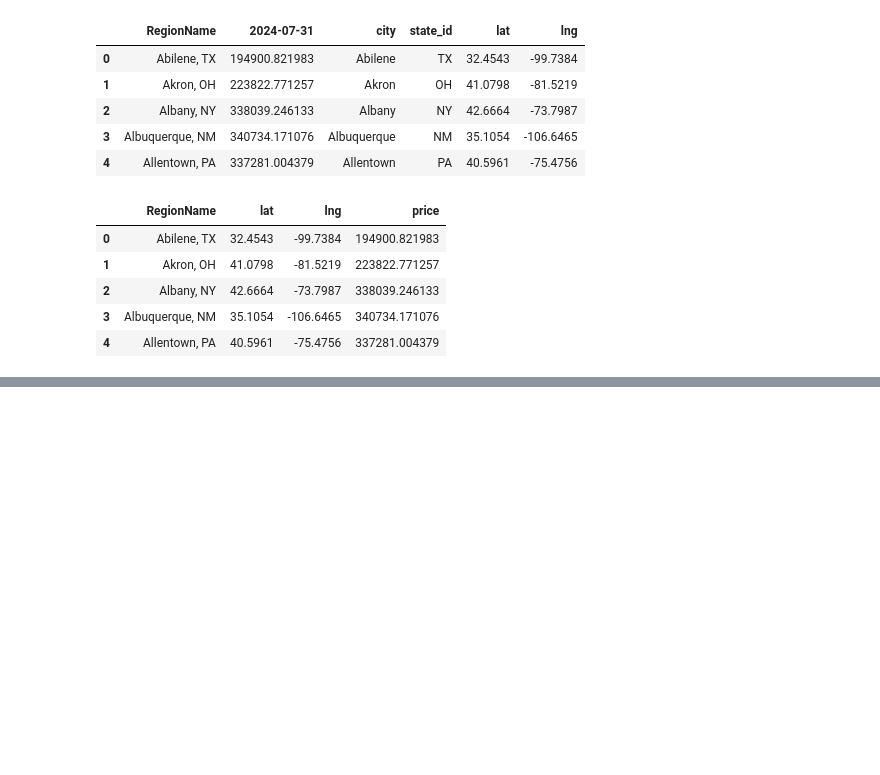
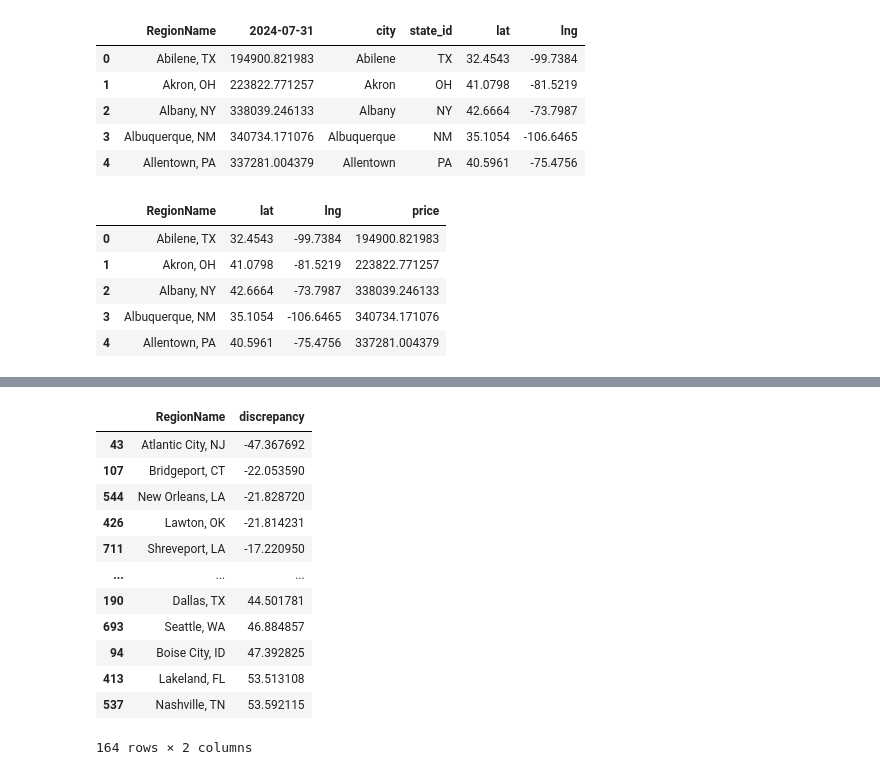
Before and after one commit to elgnol/RealEstate_Project_3, a Jupyter notebook: Analysis/Data_analysis_tatyana.ipynb, the cells around one changed output, grey strips where cells are left out. Saved outputs shown, nothing was run; the diff lists cells and outputs as text; code cells hidden in the pictures; blank space fills up the shorter version.

```diff
--- a/Analysis/Data_analysis_tatyana.ipynb
+++ b/Analysis/Data_analysis_tatyana.ipynb
@@ -356,0 +365,3 @@ rental_heat_df.to_json('rental_heat_df.json', orient='records', indent=4)
+# %%
+difference = filtered_home_df["housingPercentChange"].values - rental_df["rentalPercentChange"].values
+print(difference)
@@ -356,0 +397,4 @@ rental_heat_df.to_json('rental_heat_df.json', orient='records', indent=4)
+# %%
+# make a dataframe with just cities and percent differences
+discrepancy_df = filtered_home_df[['RegionName', 'discrepancy']]
+discrepancy_df.head()
@@ -356,0 +408,17 @@ rental_heat_df.to_json('rental_heat_df.json', orient='records', indent=4)
+# %%
+# all cities with differences between rental prices and home values
+discrepancy_df.sort_values(by = 'discrepancy', ascending = True)
+# %% [output]
+|  | RegionName | discrepancy |
+| 43 | Atlantic City, NJ | -47.367692 |
+| 107 | Bridgeport, CT | -22.053590 |
+| 544 | New Orleans, LA | -21.828720 |
+| 426 | Lawton, OK | -21.814231 |
+| 711 | Shreveport, LA | -17.220950 |
+| ... | ... | ... |
+| 190 | Dallas, TX | 44.501781 |
+| 693 | Seattle, WA | 46.884857 |
+| 94 | Boise City, ID | 47.392825 |
+| 413 | Lakeland, FL | 53.513108 |
+| 537 | Nashville, TN | 53.592115 |
+164 rows × 2 columns
```
Also changed, not shown: parts of 15 cells of this notebook, 5 other files.
